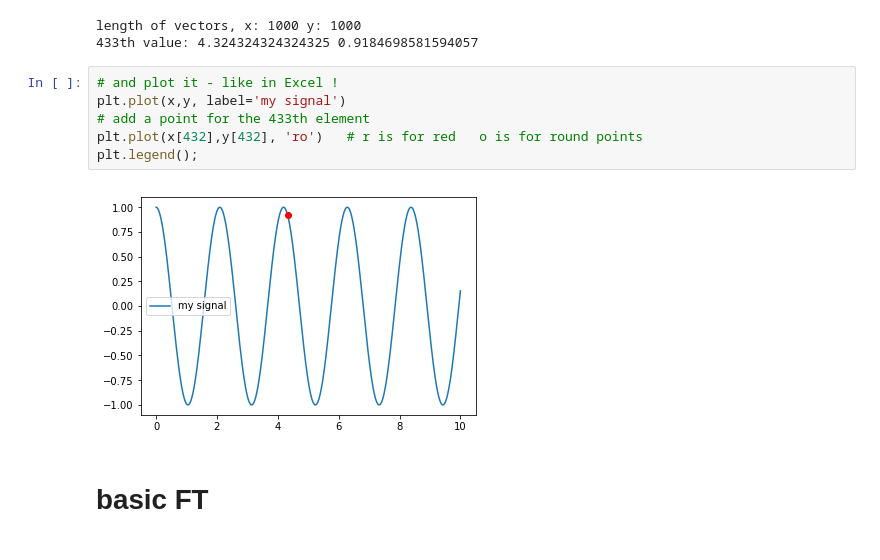
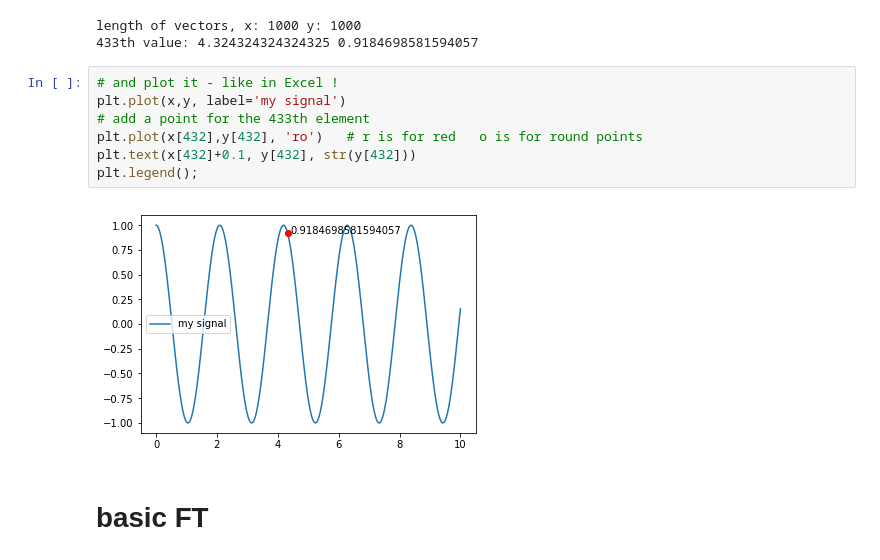
Before and after one commit to delsuc/Fourier_Transform, a Jupyter notebook: Basic_FT.ipynb, the cells around one changed output. Cells and saved outputs as stored; diff of their text form.

```diff
--- a/Basic_FT.ipynb
+++ b/Basic_FT.ipynb
@@ -41,11 +41,12 @@ length of vectors, x: 1000 y: 1000
 # %%
 # and plot it - like in Excel !
 plt.plot(x,y, label='my signal')
 # add a point for the 433th element
 plt.plot(x[432],y[432], 'ro')   # r is for red   o is for round points
+plt.text(x[432]+0.1, y[432], str(y[432]))
 plt.legend();
 # %% [output]
-[figure, old version]
+[figure, new version]
 # %% [markdown]
 # basic FT
 # %%
```
Also changed, not shown: parts of 18 cells of this notebook, 10 other files.
